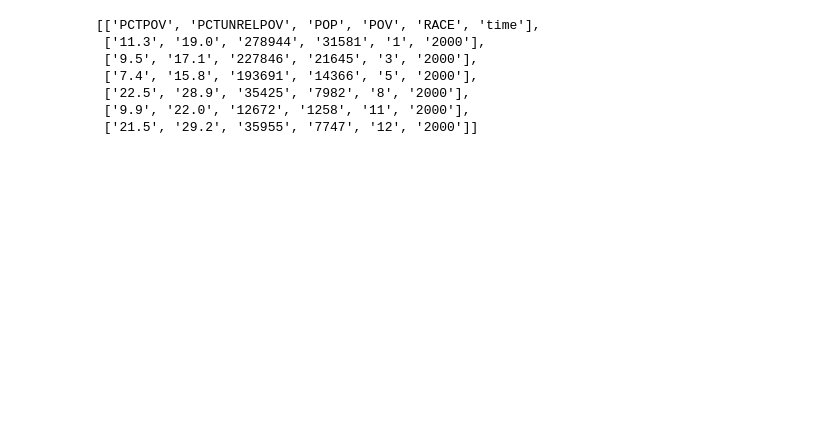
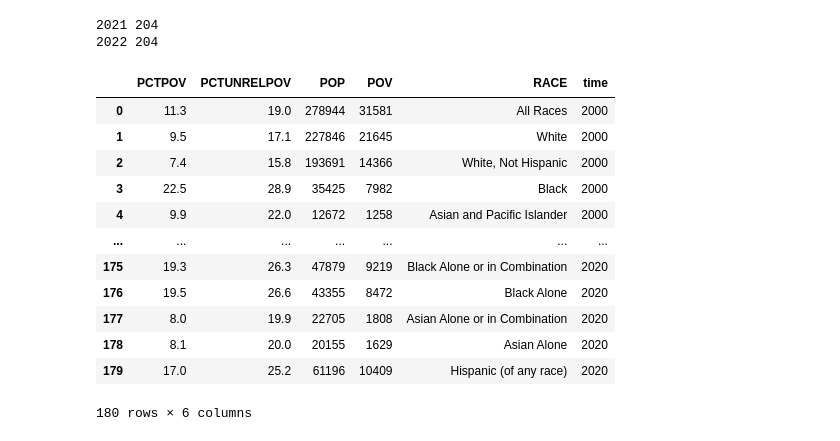
Before and after one commit to kaiwenh4/Stat170-Project, a Jupyter notebook: census_Bureau/collect_data.ipynb, the cells around one changed output. Cells and saved outputs as stored; diff of their text form; code cells hidden in the pictures; blank space fills up the shorter version.

```diff
--- a/census_Bureau/collect_data.ipynb
+++ b/census_Bureau/collect_data.ipynb
@@ -57,35 +88,58 @@ result
 # %%
-fields = ','.join(['PCTPOV','PCTUNRELPOV','POP','POV','RACE'])
-url = f"https://api.census.gov/data/timeseries/poverty/histpov2?get={fields}&time=2000"
-content = requests.get(url).json()
-
 """
 PCTPOV:	All People!!Below Poverty Level!!Percent
 PCTUNRELPOV:	People in Families!!Unrelated Individuals!!Below Poverty Level!!Percent
 POP:	All People!!Total NOTE: Numbers in thousands. People as of March of the following year
 POV:	All People!!Below Poverty Level!!Number NOTE: Numbers in thousands. People as of March of the following year
 RACE
     1. All Races
     2. White Alone
     3. White
     4. White Alone, Not Hispanic
     5. White, Not Hispanic
     6. Black Alone or in Combination
     7. Black Alone
     8. Black
     9. Asian Alone or in Combination
     10. Asian Alone
     11. Asian and Pacific Islander
     12. Hispanic (of any race)
 """
 
-content
+race = {'1': 'All Races',
+    '2': 'White Alone',
+    '3': 'White',
+    '4': 'White Alone, Not Hispanic',
+    '5': 'White, Not Hispanic',
+    '6': 'Black Alone or in Combination',
+    '7': 'Black Alone',
+    '8': 'Black',
+    '9': 'Asian Alone or in Combination',
+    '10': 'Asian Alone',
+    '11': 'Asian and Pacific Islander',
+    '12': 'Hispanic (of any race)'}
+fields = ','.join(['PCTPOV','PCTUNRELPOV','POP','POV','RACE'])
+url = "https://api.census.gov/data/timeseries/poverty/histpov2?get={fields}&time={year}"
+df1 = crawl_data(url, fields)
+temp = []
+for i in df1['RACE']:
+    temp.append(race[i])
+df1['RACE'] = temp
+df1
 # %% [output]
-[['PCTPOV', 'PCTUNRELPOV', 'POP', 'POV', 'RACE', 'time'],
- ['11.3', '19.0', '278944', '31581', '1', '2000'],
- ['9.5', '17.1', '227846', '21645', '3', '2000'],
- ['7.4', '15.8', '193691', '14366', '5', '2000'],
- ['22.5', '28.9', '35425', '7982', '8', '2000'],
- ['9.9', '22.0', '12672', '1258', '11', '2000'],
- ['21.5', '29.2', '35955', '7747', '12', '2000']]
+2021 204
+2022 204
+|  | PCTPOV | PCTUNRELPOV | POP | POV | RACE | time |
+| 0 | 11.3 | 19.0 | 278944 | 31581 | All Races | 2000 |
+| 1 | 9.5 | 17.1 | 227846 | 21645 | White | 2000 |
+| 2 | 7.4 | 15.8 | 193691 | 14366 | White, Not Hispanic | 2000 |
+| 3 | 22.5 | 28.9 | 35425 | 7982 | Black | 2000 |
+| 4 | 9.9 | 22.0 | 12672 | 1258 | Asian and Pacific Islander | 2000 |
+| ... | ... | ... | ... | ... | ... | ... |
+| 175 | 19.3 | 26.3 | 47879 | 9219 | Black Alone or in Combination | 2020 |
+| 176 | 19.5 | 26.6 | 43355 | 8472 | Black Alone | 2020 |
+| 177 | 8.0 | 19.9 | 22705 | 1808 | Asian Alone or in Combination | 2020 |
+| 178 | 8.1 | 20.0 | 20155 | 1629 | Asian Alone | 2020 |
+| 179 | 17.0 | 25.2 | 61196 | 10409 | Hispanic (of any race) | 2020 |
+180 rows × 6 columns
 # %%
```
Also changed, not shown: parts of 6 cells of this notebook.
